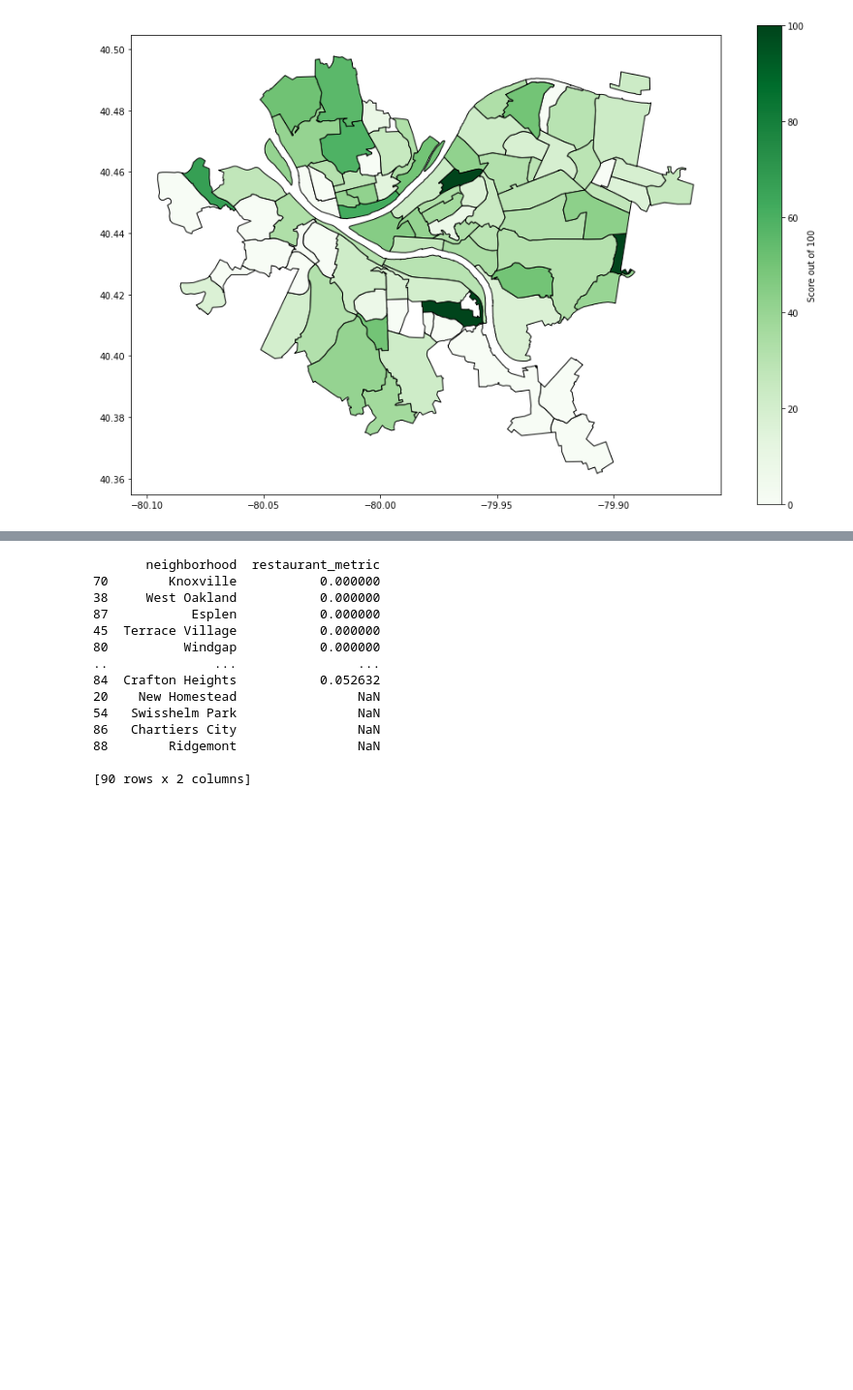
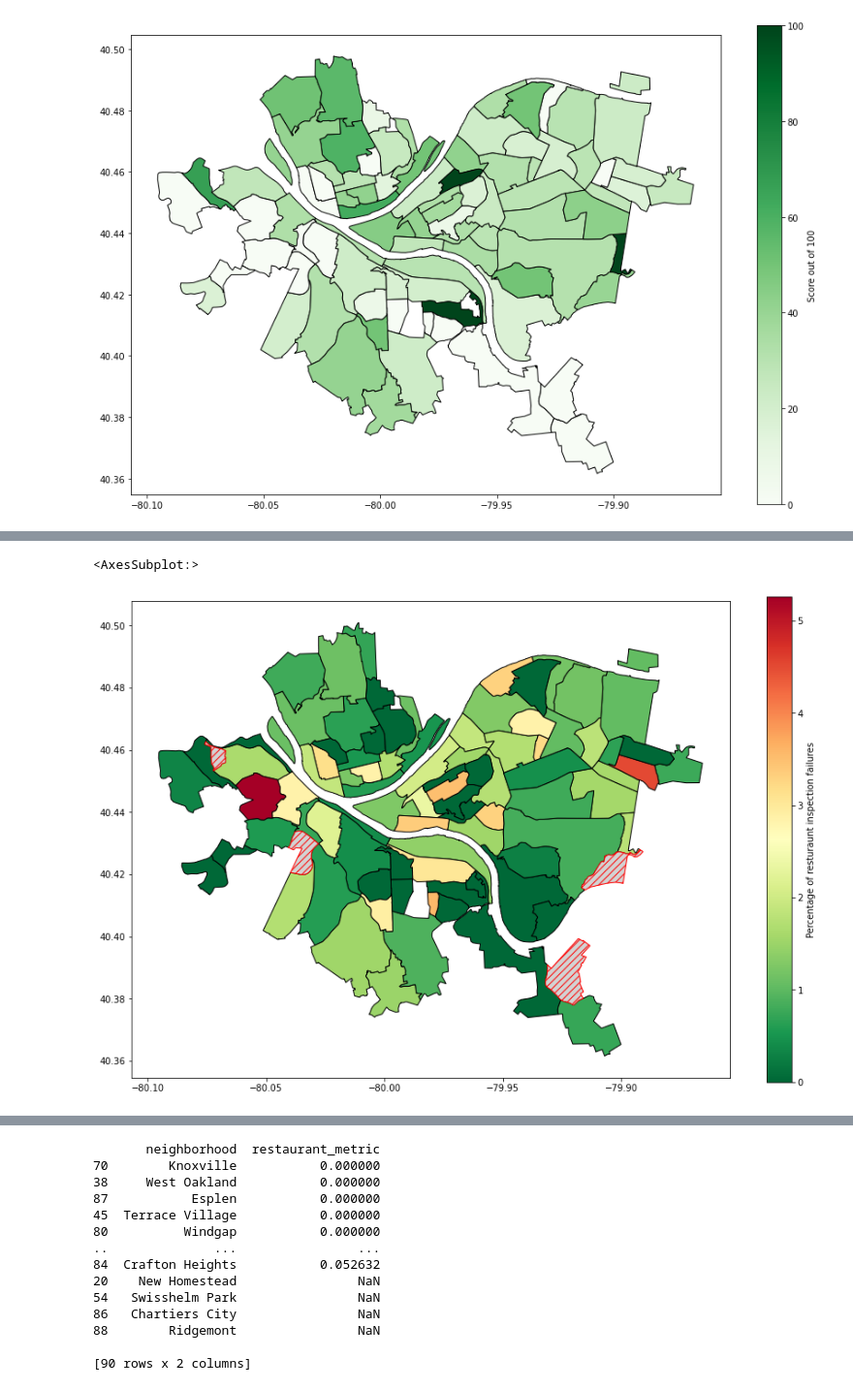
Before and after one commit to Steven-Jarmell/CS0010-FinalProject, a Jupyter notebook: FinalProjectMainFile.ipynb, the cells around one changed output, grey strips where cells are left out. Shown at 97% size. Saved outputs shown, nothing was run; the diff lists cells and outputs as text; code cells hidden in the pictures; blank space fills up the shorter version.

```diff
--- a/FinalProjectMainFile.ipynb
+++ b/FinalProjectMainFile.ipynb
@@ -98,0 +139,35 @@ scores_map.plot(column = 'score', figsize = (15,10), cmap = 'Greens', edgecolor
+# %%
+# Create a new dictionary.
+# Using a dictionary can ensure that none of the information is misaligned by neighborhood,
+# because dictionaries are unordered
+resturaunt_fail_proportion_dict = {}
+
+# Add all the fail counts into the dictionary under their neighborhood
+for x in zip(restaurant_fail_count.index,restaurant_fail_count):
+    resturaunt_fail_proportion_dict[x[0]] = x[1]
+
+# Divide all fail counts by the total counts
+for x in zip(restaurant_total_count.index,restaurant_total_count):
+    # Some neighborhoods have no restaurants that fail, which means they won't show up in the
+    # restaurant_fail_count. For those, put zero in the dictionary in its place
+    if (x[0] in resturaunt_fail_proportion_dict):
+        # Assign result to result divided by total count
+        resturaunt_fail_proportion_dict[x[0]] = resturaunt_fail_proportion_dict[x[0]] / x[1]
+    else:
+        resturaunt_fail_proportion_dict[x[0]] = 0
+
+# Create a new array for the restaurant metric to be added to metrics
+restaurant_metric = []
+
+for neighborhood in neighborhood_metrics["neighborhood"]:
+
+    # Some neighborhoods don't have any results at all
+    if(neighborhood in resturaunt_fail_proportion_dict):
+        # append the result for that neighborhood into the new array
+        # multiply by 100 so that it's by percentage
+        restaurant_metric.append(resturaunt_fail_proportion_dict[neighborhood] * 100)
+    else:
+        restaurant_metric.append(float("NaN")) # Only way to pass NaN manually
+
+# Add metric column to list of metrics
+neighborhood_metrics["restaurant_metric"] = restaurant_metric
@@ -98,0 +210,10 @@ scores_map.plot(column = 'score', figsize = (15,10), cmap = 'Greens', edgecolor
+# %%
+neighborhoods_map = gpd.read_file("Neighborhoods/Neighborhoods_.shp")
+
+restaurants_map = neighborhoods_map.merge(neighborhood_metrics, how = 'left', left_on = 'hood', right_on = 'neighborhood')
+restaurants_map.plot(column = 'restaurant_metric', figsize = (15,10), cmap = 'RdYlGn_r',edgecolor = 'black', legend = True,
+    legend_kwds={'label': "Percentage of resturaunt inspection failures"},
+    missing_kwds={"color": "lightgrey", "edgecolor": "red", "hatch": "///","label": "Missing values"})
+# %% [output]
+<AxesSubplot:>
+[figure, added]
```
Also changed, not shown: parts of 8 cells of this notebook.
